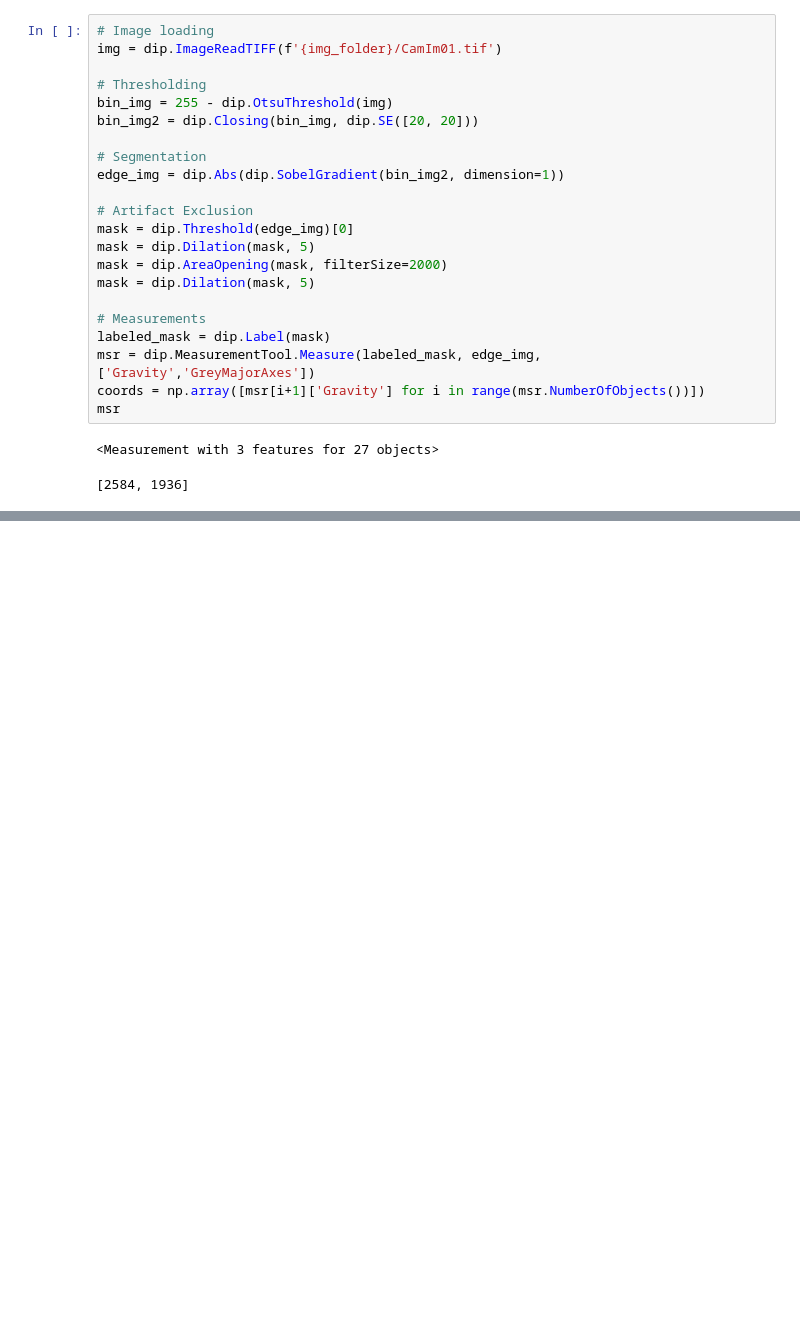
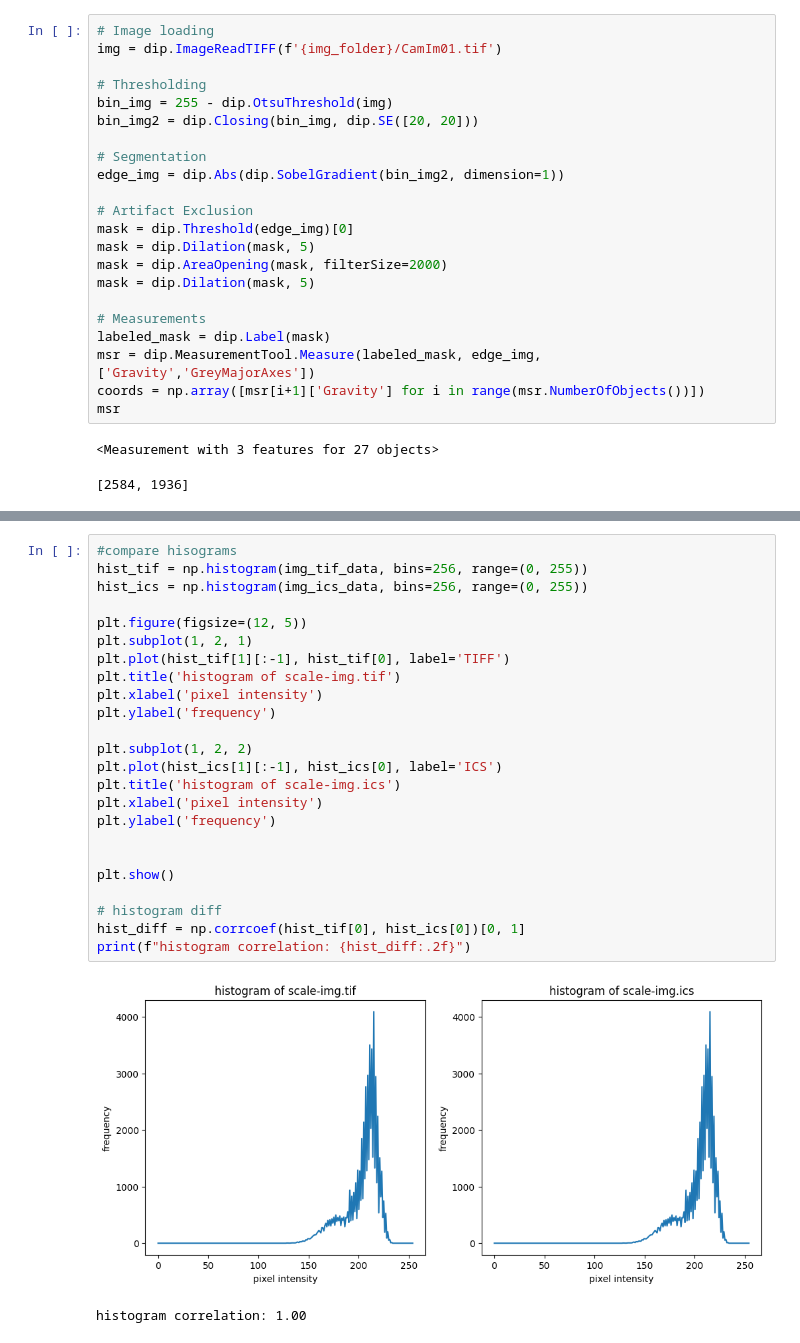
Before and after one commit to bramvaneerden/IA_Assignments, a Jupyter notebook: A3/explore.ipynb, the cells around one changed output, grey strips where cells are left out. Saved outputs shown, nothing was run; the diff lists cells and outputs as text; blank space fills up the shorter version.

```diff
--- a/A3/explore.ipynb
+++ b/A3/explore.ipynb
@@ -81,0 +155,27 @@ Distances: 19.83 ± 0.05
+# %%
+#compare hisograms
+hist_tif = np.histogram(img_tif_data, bins=256, range=(0, 255))
+hist_ics = np.histogram(img_ics_data, bins=256, range=(0, 255))
+
+plt.figure(figsize=(12, 5))
+plt.subplot(1, 2, 1)
+plt.plot(hist_tif[1][:-1], hist_tif[0], label='TIFF')
+plt.title('histogram of scale-img.tif')
+plt.xlabel('pixel intensity')
+plt.ylabel('frequency')
+
+plt.subplot(1, 2, 2)
+plt.plot(hist_ics[1][:-1], hist_ics[0], label='ICS')
+plt.title('histogram of scale-img.ics')
+plt.xlabel('pixel intensity')
+plt.ylabel('frequency')
+
+
+plt.show()
+
+# histogram diff
+hist_diff = np.corrcoef(hist_tif[0], hist_ics[0])[0, 1]
+print(f"histogram correlation: {hist_diff:.2f}")
+# %% [output]
+[figure, added]
+histogram correlation: 1.00
```
Also changed, not shown: parts of 7 cells of this notebook.
